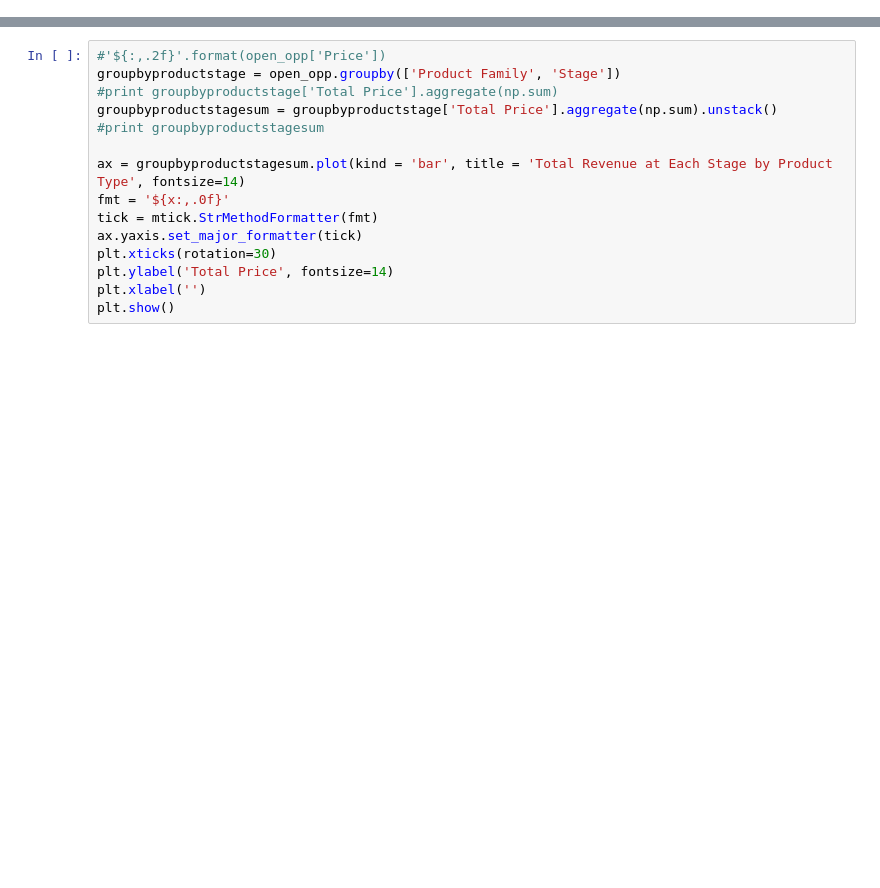
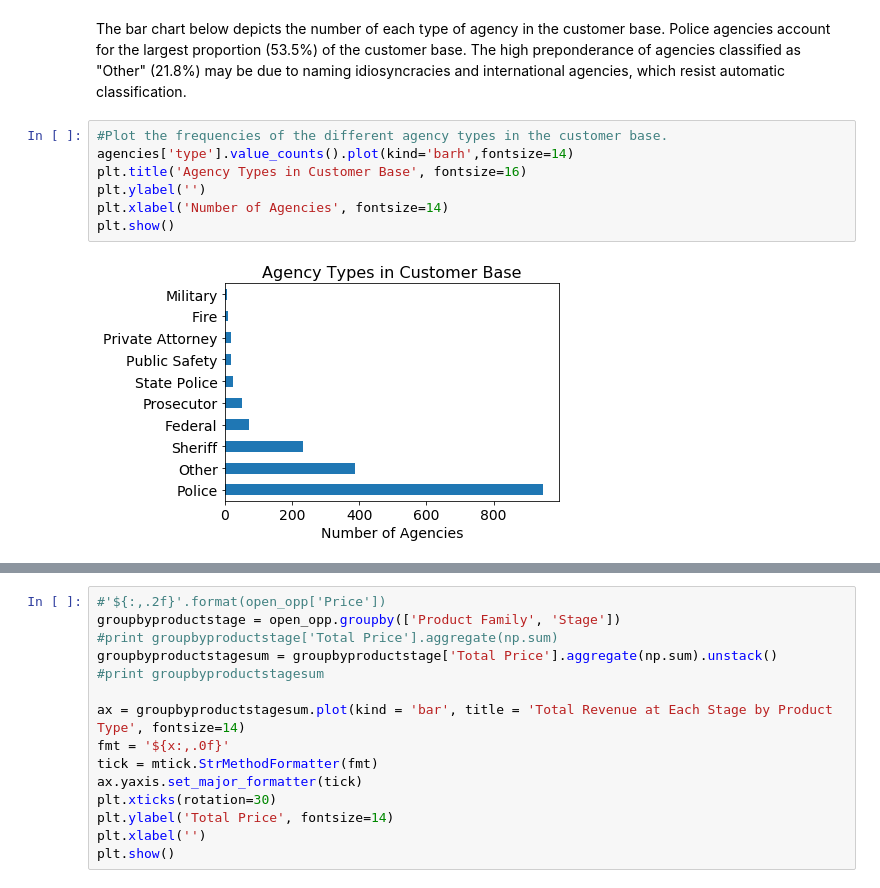
Before and after one commit to tefoneill/Thinkful-Data-Science-Bootcamp, a Jupyter notebook: iNPUT-ACE Notes.ipynb, the cells around one changed output, grey strips where cells are left out. Cells and saved outputs as stored; diff of their text form; blank space fills up the shorter version.

```diff
--- a/iNPUT-ACE Notes.ipynb
+++ b/iNPUT-ACE Notes.ipynb
@@ -216,0 +238,11 @@ plt.show()
+# %% [markdown]
+The bar chart below depicts the number of each type of agency in the customer base. Police agencies account for the largest proportion (53.5%) of the customer base. The high preponderance of agencies classified as "Other" (21.8%) may be due to naming idiosyncracies and international agencies, which resist automatic classification.
+# %%
+#Plot the frequencies of the different agency types in the customer base.
+agencies['type'].value_counts().plot(kind='barh',fontsize=14)
+plt.title('Agency Types in Customer Base', fontsize=16)
+plt.ylabel('')
+plt.xlabel('Number of Agencies', fontsize=14)
+plt.show()
+# %% [output]
+[figure, added]
```
Also changed, not shown: parts of 90 cells of this notebook.
